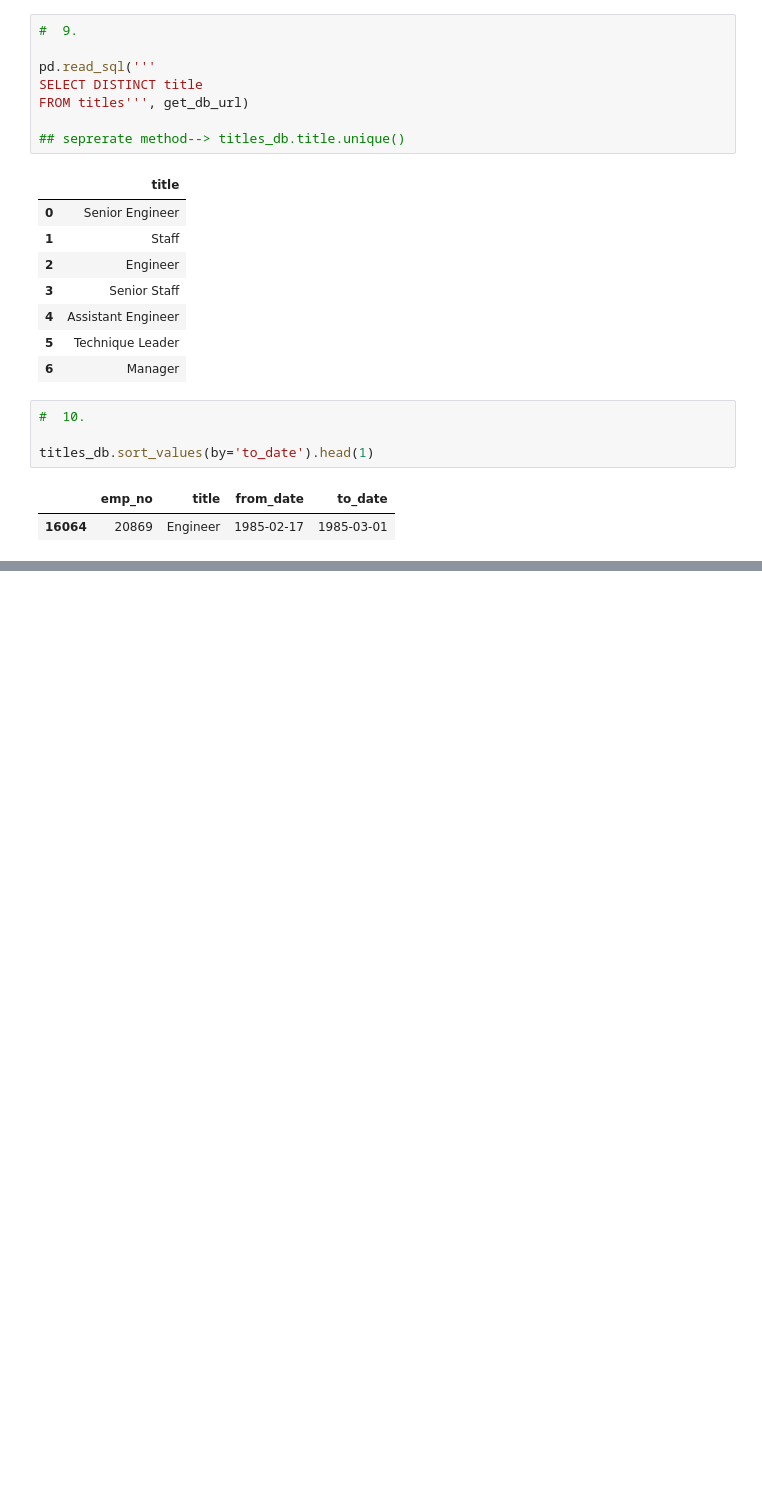
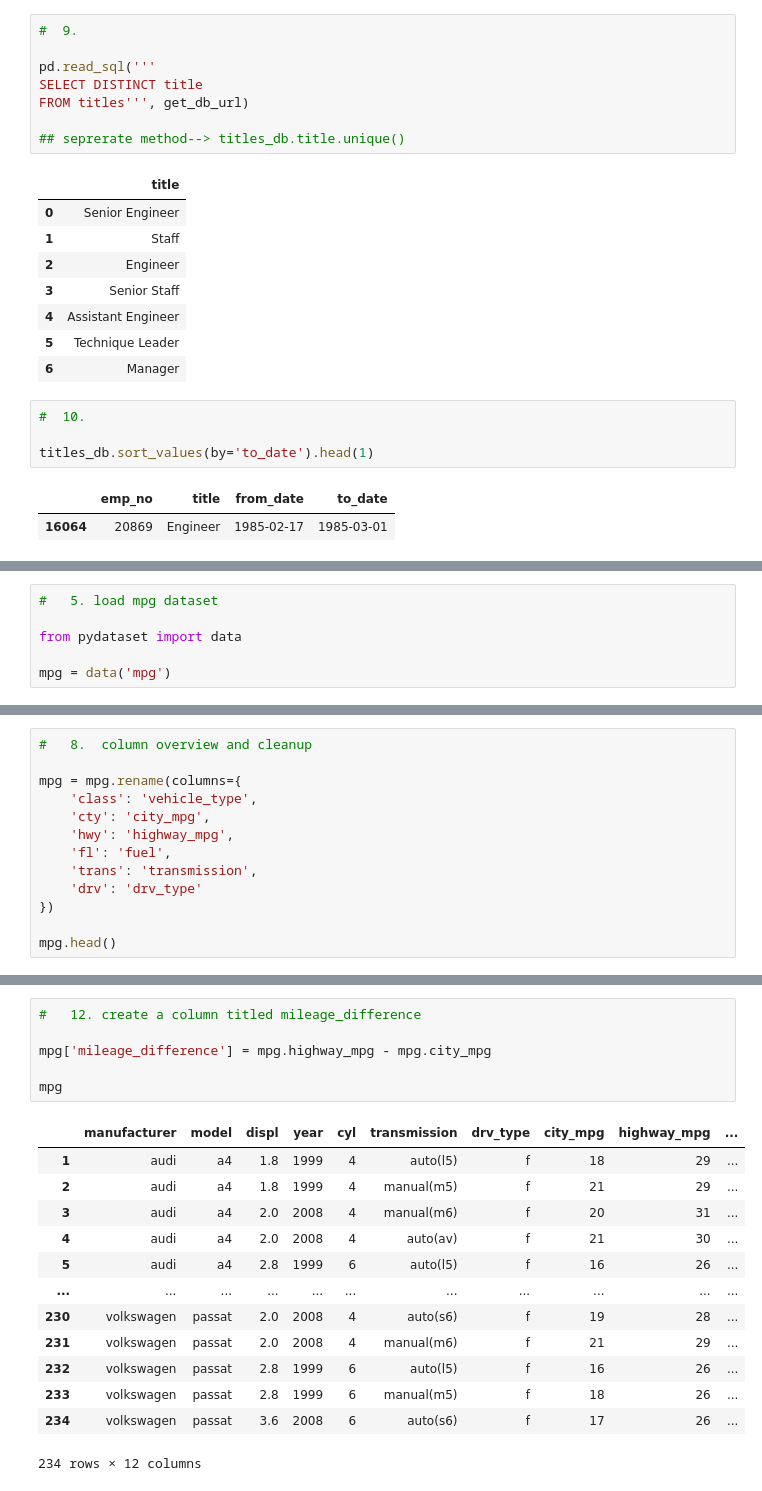
Before and after one commit to BraedenWright/numpy-pandas-visualization-exercises, a Jupyter notebook: advanced_dataframes.ipynb, the cells around one changed output, grey strips where cells are left out. Cells and saved outputs as stored; diff of their text form; blank space fills up the shorter version.

```diff
--- a/advanced_dataframes.ipynb
+++ b/advanced_dataframes.ipynb
@@ -143,0 +209,6 @@ KeyError: datetime.date(9999, 1, 1)
+# %%
+#   5. load mpg dataset
+
+from pydataset import data
+
+mpg = data('mpg')
@@ -143,0 +290,13 @@ KeyError: datetime.date(9999, 1, 1)
+# %%
+#   8.  column overview and cleanup
+
+mpg = mpg.rename(columns={
+    'class': 'vehicle_type',
+    'cty': 'city_mpg',
+    'hwy': 'highway_mpg',
+    'fl': 'fuel',
+    'trans': 'transmission',
+    'drv': 'drv_type'
+})
+
+mpg.head()
@@ -143,0 +343,20 @@ KeyError: datetime.date(9999, 1, 1)
+# %%
+#   12. create a column titled mileage_difference
+
+mpg['mileage_difference'] = mpg.highway_mpg - mpg.city_mpg
+
+mpg
+# %% [output]
+|  | manufacturer | model | displ | year | cyl | transmission | drv_type | city_mpg | highway_mpg | ... |
+| 1 | audi | a4 | 1.8 | 1999 | 4 | auto(l5) | f | 18 | 29 | ... |
+| 2 | audi | a4 | 1.8 | 1999 | 4 | manual(m5) | f | 21 | 29 | ... |
+| 3 | audi | a4 | 2.0 | 2008 | 4 | manual(m6) | f | 20 | 31 | ... |
+| 4 | audi | a4 | 2.0 | 2008 | 4 | auto(av) | f | 21 | 30 | ... |
+| 5 | audi | a4 | 2.8 | 1999 | 6 | auto(l5) | f | 16 | 26 | ... |
+| ... | ... | ... | ... | ... | ... | ... | ... | ... | ... | ... |
+| 230 | volkswagen | passat | 2.0 | 2008 | 4 | auto(s6) | f | 19 | 28 | ... |
+| 231 | volkswagen | passat | 2.0 | 2008 | 4 | manual(m6) | f | 21 | 29 | ... |
+| 232 | volkswagen | passat | 2.8 | 1999 | 6 | auto(l5) | f | 16 | 26 | ... |
+| 233 | volkswagen | passat | 2.8 | 1999 | 6 | manual(m5) | f | 18 | 26 | ... |
+| 234 | volkswagen | passat | 3.6 | 2008 | 6 | auto(s6) | f | 17 | 26 | ... |
+234 rows × 12 columns
```
Also changed, not shown: parts of 34 cells of this notebook.
